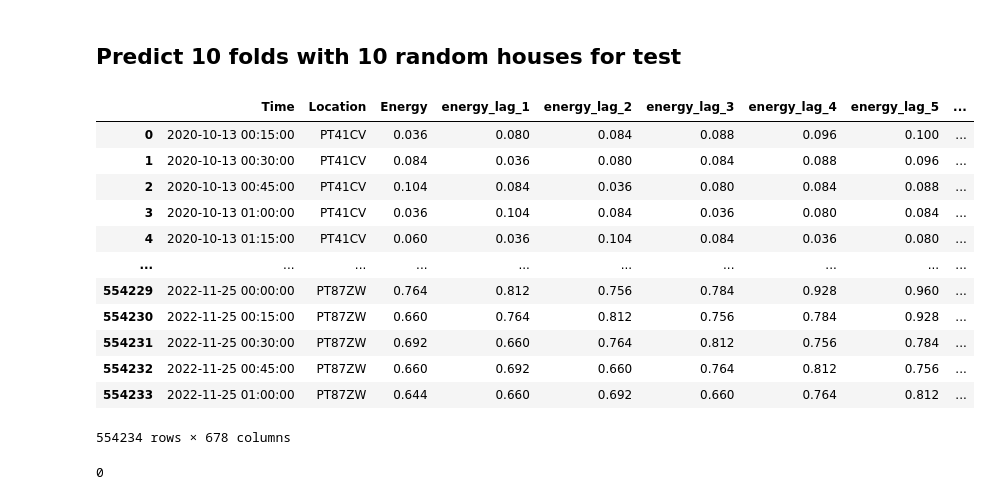
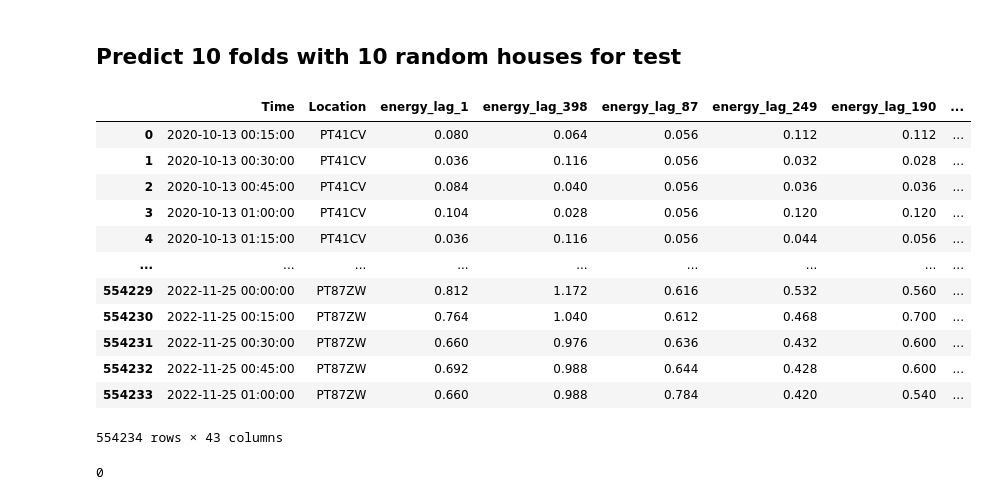
Before and after one commit to franciscomonteiro85/rec-energy-prediction-algorithm, a Jupyter notebook: Algorithms_Shared.ipynb, the cells around one changed output. Drawn from its saved outputs; the diff is of its cells as text; code cells hidden in the pictures.

```diff
--- a/Algorithms_Shared.ipynb
+++ b/Algorithms_Shared.ipynb
@@ -253,22 +179,22 @@ def test_leave_house_out(df, estimator, locations, filename):
 # %% [markdown]
 ## Predict  10 folds with 10 random houses for test
 # %%
-df = pd.read_csv("data/shared_oneweek.csv")
+df = pd.read_csv("data/shared_best40features.csv")
 df
 # %% [output]
-|  | Time | Location | Energy | energy_lag_1 | energy_lag_2 | energy_lag_3 | energy_lag_4 | energy_lag_5 | ... |
-| 0 | 2020-10-13 00:15:00 | PT41CV | 0.036 | 0.080 | 0.084 | 0.088 | 0.096 | 0.100 | ... |
-| 1 | 2020-10-13 00:30:00 | PT41CV | 0.084 | 0.036 | 0.080 | 0.084 | 0.088 | 0.096 | ... |
-| 2 | 2020-10-13 00:45:00 | PT41CV | 0.104 | 0.084 | 0.036 | 0.080 | 0.084 | 0.088 | ... |
-| 3 | 2020-10-13 01:00:00 | PT41CV | 0.036 | 0.104 | 0.084 | 0.036 | 0.080 | 0.084 | ... |
-| 4 | 2020-10-13 01:15:00 | PT41CV | 0.060 | 0.036 | 0.104 | 0.084 | 0.036 | 0.080 | ... |
-| ... | ... | ... | ... | ... | ... | ... | ... | ... | ... |
-| 554229 | 2022-11-25 00:00:00 | PT87ZW | 0.764 | 0.812 | 0.756 | 0.784 | 0.928 | 0.960 | ... |
-| 554230 | 2022-11-25 00:15:00 | PT87ZW | 0.660 | 0.764 | 0.812 | 0.756 | 0.784 | 0.928 | ... |
-| 554231 | 2022-11-25 00:30:00 | PT87ZW | 0.692 | 0.660 | 0.764 | 0.812 | 0.756 | 0.784 | ... |
-| 554232 | 2022-11-25 00:45:00 | PT87ZW | 0.660 | 0.692 | 0.660 | 0.764 | 0.812 | 0.756 | ... |
-| 554233 | 2022-11-25 01:00:00 | PT87ZW | 0.644 | 0.660 | 0.692 | 0.660 | 0.764 | 0.812 | ... |
+|  | Time | Location | energy_lag_1 | energy_lag_398 | energy_lag_87 | energy_lag_249 | energy_lag_190 | ... |
+| 0 | 2020-10-13 00:15:00 | PT41CV | 0.080 | 0.064 | 0.056 | 0.112 | 0.112 | ... |
+| 1 | 2020-10-13 00:30:00 | PT41CV | 0.036 | 0.116 | 0.056 | 0.032 | 0.028 | ... |
+| 2 | 2020-10-13 00:45:00 | PT41CV | 0.084 | 0.040 | 0.056 | 0.036 | 0.036 | ... |
+| 3 | 2020-10-13 01:00:00 | PT41CV | 0.104 | 0.028 | 0.056 | 0.120 | 0.120 | ... |
+| 4 | 2020-10-13 01:15:00 | PT41CV | 0.036 | 0.116 | 0.056 | 0.044 | 0.056 | ... |
+| ... | ... | ... | ... | ... | ... | ... | ... | ... |
+| 554229 | 2022-11-25 00:00:00 | PT87ZW | 0.812 | 1.172 | 0.616 | 0.532 | 0.560 | ... |
+| 554230 | 2022-11-25 00:15:00 | PT87ZW | 0.764 | 1.040 | 0.612 | 0.468 | 0.700 | ... |
+| 554231 | 2022-11-25 00:30:00 | PT87ZW | 0.660 | 0.976 | 0.636 | 0.432 | 0.600 | ... |
+| 554232 | 2022-11-25 00:45:00 | PT87ZW | 0.692 | 0.988 | 0.644 | 0.428 | 0.600 | ... |
+| 554233 | 2022-11-25 01:00:00 | PT87ZW | 0.660 | 0.988 | 0.784 | 0.420 | 0.540 | ... |
-554234 rows × 678 columns
+554234 rows × 43 columns
 # %%
 df.isna().sum().sum()
 # %% [output]
```
Also changed, not shown: parts of 21 cells of this notebook, 9 other files.
